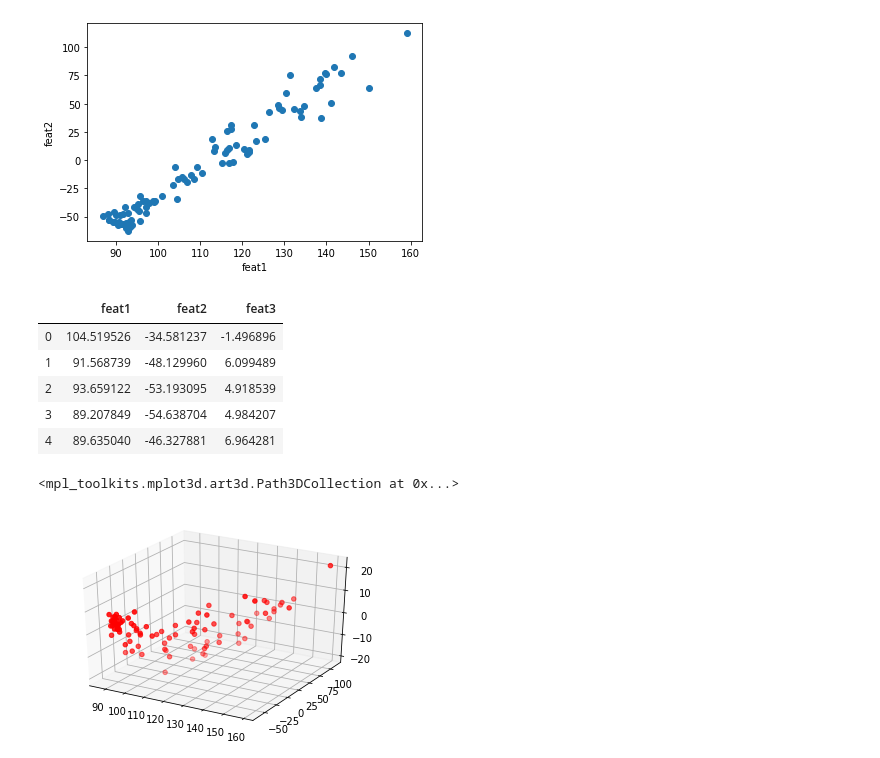
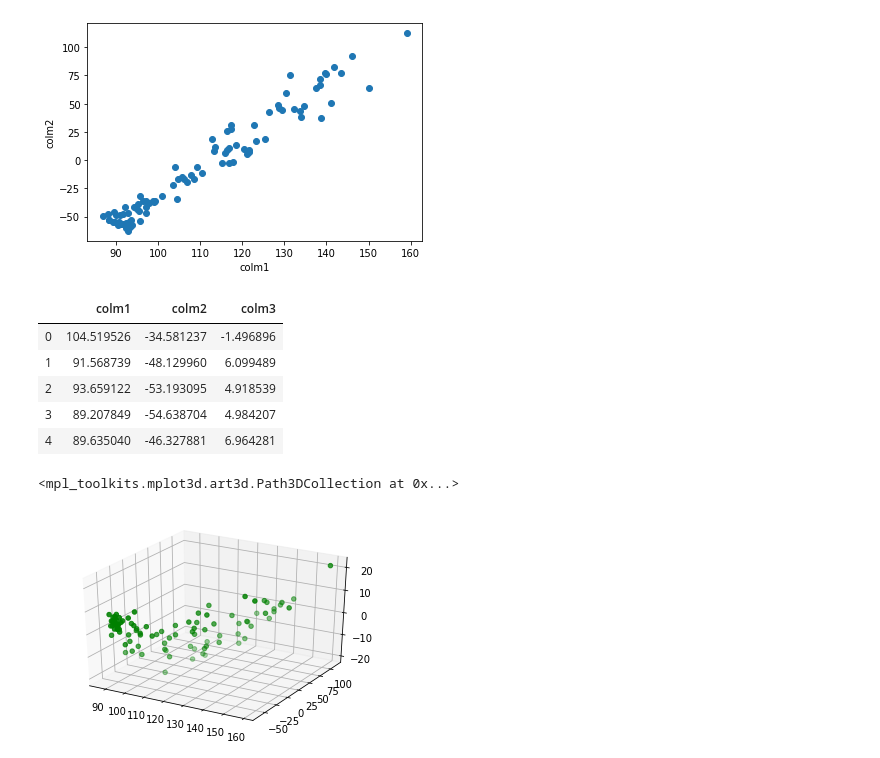
Before and after one commit to Nku64/Assignment, a Jupyter notebook: DataSetPCA.ipynb, the cells around one changed output. Drawn from its saved outputs; the diff is of its cells as text; code cells hidden in the pictures.

```diff
--- a/DataSetPCA.ipynb
+++ b/DataSetPCA.ipynb
@@ -190,10 +183,10 @@ plt.show()
 from mpl_toolkits.mplot3d import Axes3D
 svd=SVD(3)
 x_reduced3=svd.fit_transform(x_vec)
-x_red_df3=pd.DataFrame(data=x_reduced3,columns=['feat1','feat2','feat3'])
+x_red_df3=pd.DataFrame(data=x_reduced3,columns=['colm1','colm2','colm3'])
 (x_red_df3.head())
 # %% [output]
-|  | feat1 | feat2 | feat3 |
+|  | colm1 | colm2 | colm3 |
 | 0 | 104.519526 | -34.581237 | -1.496896 |
 | 1 | 91.568739 | -48.129960 | 6.099489 |
 | 2 | 93.659122 | -53.193095 | 4.918539 |
@@ -202,8 +195,8 @@ x_red_df3=pd.DataFrame(data=x_reduced3,columns=['feat1','feat2','feat3'])
 # %%
 fig = plt.figure()
 ax = fig.add_subplot(111, projection='3d')
 #ax = plt.axes(projection='3d')
-ax.scatter(x_red_df3['feat1'],x_red_df3['feat2'],x_red_df3['feat3'],color='red')
+ax.scatter(x_red_df3['colm1'],x_red_df3['colm2'],x_red_df3['colm3'],color='green')
 # %% [output]
 <mpl_toolkits.mplot3d.art3d.Path3DCollection at 0x...>
-[figure, old version]
+[figure, new version]
```
Also changed, not shown: parts of 7 cells of this notebook.
